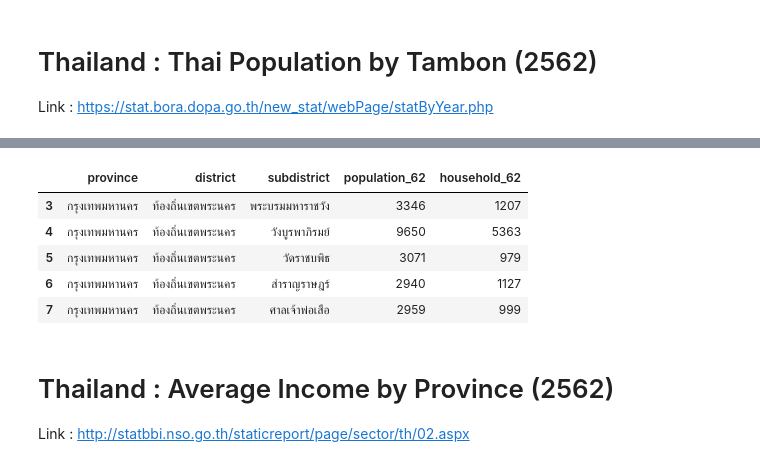
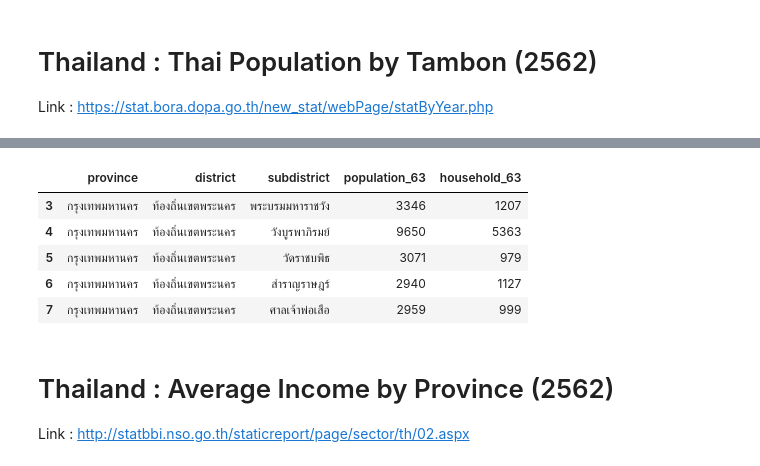
Before and after one commit to spps-supalerk/ThaiGovernmentData, a Jupyter notebook: CleanThaiGovernmentData.ipynb, the cells around one changed output, grey strips where cells are left out. Cells and saved outputs as stored; diff of their text form; code cells hidden in the pictures.

```diff
--- a/CleanThaiGovernmentData.ipynb
+++ b/CleanThaiGovernmentData.ipynb
@@ -31,19 +31,23 @@ df_pop.head()
 # %%
 # filter sub-total while contains 0 in TabonCode column
 df_pop = df_pop[df_pop['TambonCode']!=0]
 
 # remove 'อำเภอ' in column Amphur
 df_pop['Amphur'] = df_pop['Amphur'].str.replace('อำเภอ','')
 
+# remove 'จังหวัด' in column Province
+df_pop['Province'] = df_pop['Province'].str.replace('จังหวัด','')
+df_pop['Province'] = df_pop['Province'].str.strip()
+
 # select needed column
 lst_col = ['Province', 'Amphur', 'Tambon', 'Total', 'House']
 df_pop_cleaned = df_pop[lst_col]
 
 # change column name
-df_pop_cleaned.columns = ['province', 'district', 'subdistrict', 'population_62', 'household_62']
+df_pop_cleaned.columns = ['province', 'district', 'subdistrict', 'population_63', 'household_63']
 df_pop_cleaned.head()
 # %% [output]
-|  | province | district | subdistrict | population_62 | household_62 |
+|  | province | district | subdistrict | population_63 | household_63 |
 | 3 | กรุงเทพมหานคร | ท้องถิ่นเขตพระนคร | พระบรมมหาราชวัง | 3346 | 1207 |
 | 4 | กรุงเทพมหานคร | ท้องถิ่นเขตพระนคร | วังบูรพาภิรมย์ | 9650 | 5363 |
 | 5 | กรุงเทพมหานคร | ท้องถิ่นเขตพระนคร | วัดราชบพิธ | 3071 | 979 |
```
Also changed, not shown: parts of 4 cells of this notebook.
